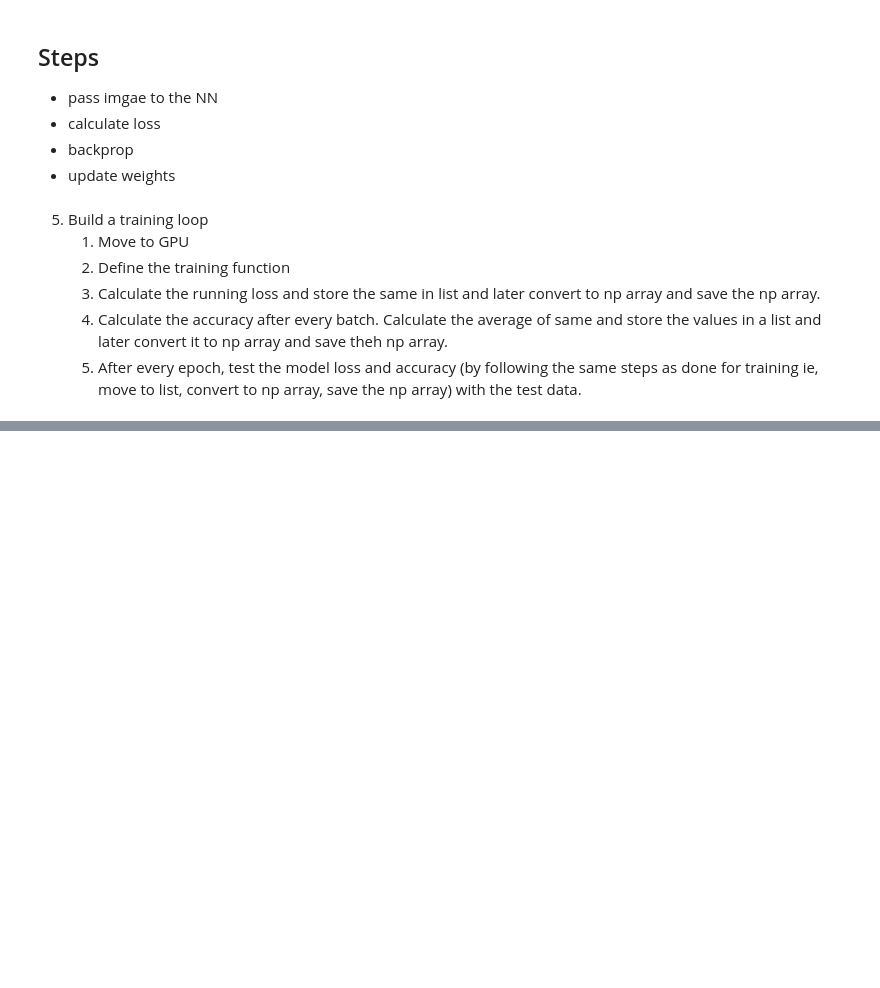
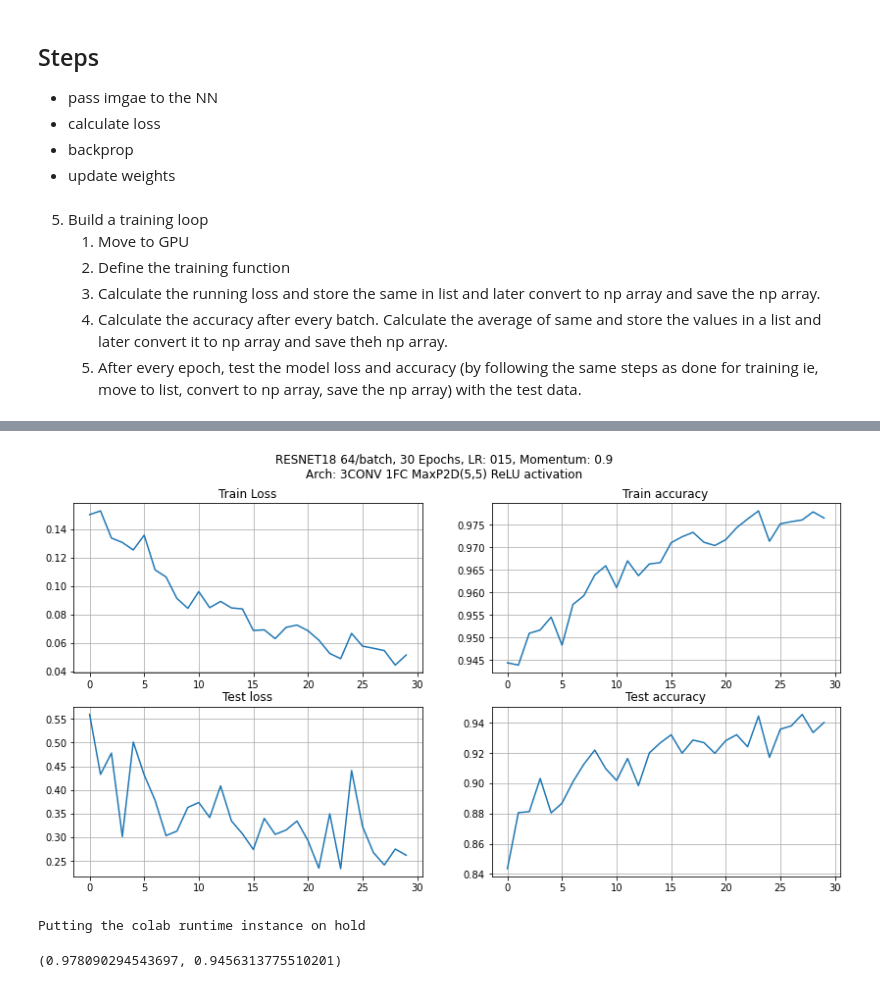
Before and after one commit to insaiyancvk/Dere-Net, a Jupyter notebook: Dere_Net_dirty_work_colab.ipynb, the cells around one changed output, grey strips where cells are left out. Cells and saved outputs as stored; diff of their text form; code cells hidden in the pictures; blank space fills up the shorter version.

Commit message:
Train on ResNet18

```diff
--- a/Dere_Net_dirty_work_colab.ipynb
+++ b/Dere_Net_dirty_work_colab.ipynb
@@ -271,7 +278,7 @@ class Net(nn.Module):
 # %%
 #@title Pass an image to the model
 net = Net()
-items = iter(train_loader)
+items = iter(dataloader["TRAIN"])
 image, label = items.next()
 preds = net(image[0].unsqueeze(0))
 # %%
@@ -422,7 +416,7 @@ def epoch(model, test_loader ,train_loader, loss_func, optim, device):
   )
 # %%
 #@title Model Hyperparameters
-EPOCH = 20 #@param {type:"integer"}
-MOMENTUM = 0.75 #@param {type:"number"}
+EPOCH = 30 #@param {type:"integer"}
+MOMENTUM = 0.9 #@param {type:"number"}
 # Change LR dynamically
 # LR = 0.015 #@param {type:"number"}
@@ -522,0 +548,9 @@ LRaxs[1].axis("off")
+# %%
+from torchvision.models.resnet import resnet18
+resnet = resnet18(pretrained=True)
+# model = torch.hub.load('pytorch/vision:v0.10.0', 'resnet34', pretrained=True)
+# model = torch.hub.load('pytorch/vision:v0.10.0', 'resnet50', pretrained=True)
+# model = torch.hub.load('pytorch/vision:v0.10.0', 'resnet101', pretrained=True)
+# model = torch.hub.load('pytorch/vision:v0.10.0', 'resnet152', pretrained=True)
+resnet.eval()
+resnet = resnet.to(device)
@@ -522,0 +559,4 @@ LRaxs[1].axis("off")
+# %%
+num_ftrs = resnet.fc.in_features
+resnet.fc = nn.Linear(num_ftrs,7)
+resnet.fc = resnet.fc.cuda()
@@ -522,0 +641,31 @@ LRaxs[1].axis("off")
+# %%
+fig, a = plt.subplots(2,2, squeeze=False, figsize=(14,7))
+a[0][0].plot(train_loss_vals)
+a[0][0].set_title("Train Loss")
+a[0][0].grid(True)
+a[0][1].plot(train_accuracy_vals)
+a[0][1].set_title("Train accuracy")
+a[0][1].grid(True)
+a[1][0].plot(test_loss_vals)
+a[1][0].set_title("Test loss")
+a[1][0].grid(True)
+a[1][1].plot(test_accuracy_vals)
+a[1][1].set_title("Test accuracy")
+a[1][1].grid(True)
+fig.suptitle(f"RESNET18 {BATCH}/batch, {EPOCH} Epochs, LR: {str(optimizer.param_groups[0]['lr']).replace('0.','')}, Momentum: {MOMENTUM}\nArch: 3CONV 1FC MaxP2D(5,5) ReLU activation\n")
+plt.show()
+performanceplot = f"{FOLDERS['PERFORMANCE']}/{NAME}.jpg"
+fig.savefig(performanceplot)
+!telegram-send --image {performanceplot}
+# %% [output]
+[figure, added]
+# %%
+print("Putting the colab runtime instance on hold")
+!telegram-send "Colab instance on hold"
+if done: time.sleep(600)
+# %% [output]
+Putting the colab runtime instance on hold
+# %%
+max(train_accuracy_vals), max(test_accuracy_vals)
+# %% [output]
+(0.978090294543697, 0.9456313775510201)
```
Also changed, not shown: parts of 20 cells of this notebook.
